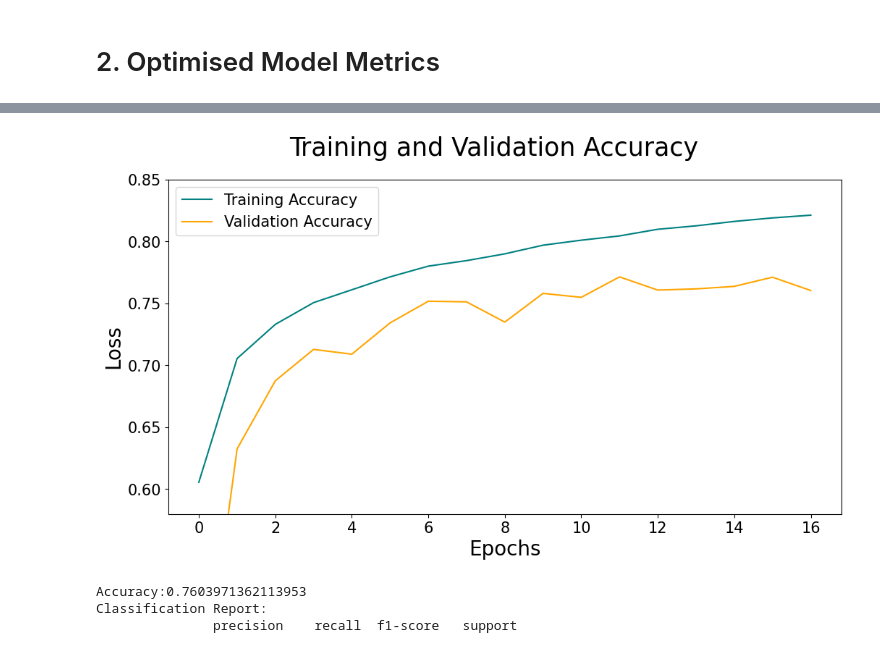
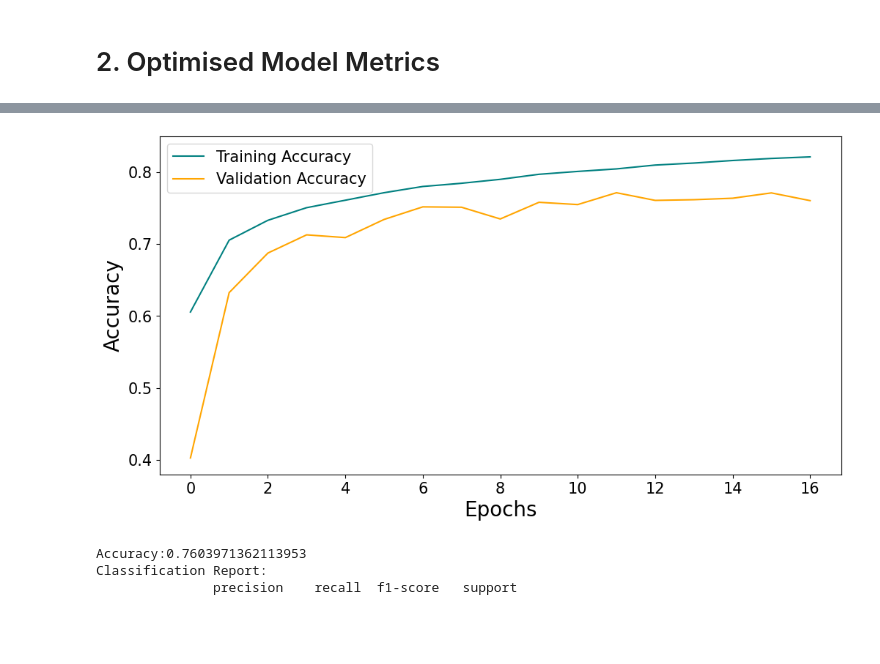
Before and after one commit to ejml1/Deep-Learning-for-Cancer-Detection, a Jupyter notebook: ValidationResults.ipynb, the cells around one changed output, grey strips where cells are left out. Saved outputs shown, nothing was run; the diff lists cells and outputs as text; code cells hidden in the pictures; blank space fills up the shorter version.

```diff
--- a/ValidationResults.ipynb
+++ b/ValidationResults.ipynb
@@ -27,18 +23,17 @@ def plot_loss(history):
     fig.set_size_inches(12, 6)
     plt.show()
 # %%
-def plot_accuracy(lower_lim, history):
+def plot_accuracy(lower_lim, upper_lim, history):
     fig = plt.figure()
     plt.plot(history['accuracy'], color='teal', label='Training Accuracy')
     plt.plot(history['val_accuracy'], color='orange', label='Validation Accuracy')
-    fig.suptitle('Training and Validation Accuracy', fontsize=25)
     plt.legend(loc="upper left", fontsize=15)
     plt.xlabel('Epochs', fontsize=20)
-    plt.ylabel('Loss', fontsize=20)
+    plt.ylabel('Accuracy', fontsize=20)
     plt.xticks(fontsize=15)
     plt.yticks(fontsize=15)
     fig.set_size_inches(12, 6)
-    plt.ylim(lower_lim, 0.85)
+    plt.ylim(lower_lim, upper_lim)
     plt.show()
 # %%
 def plot_confusion_matrix(y_true, y_pred, class_names):
@@ -47,7 +42,6 @@ def plot_confusion_matrix(y_true, y_pred, class_names):
     heatmap = sns.heatmap(conf_matrix, annot=True, fmt='d', cmap='Blues', xticklabels=class_names, yticklabels=class_names)
     plt.xlabel('Predicted Class', fontsize=20)
     plt.ylabel('True Class', fontsize=20)
-    plt.title('Confusion Matrix', fontsize=25)
     plt.xticks(fontsize=11)
     plt.yticks(fontsize=11)
 
@@ -55,6 +49,7 @@ def plot_confusion_matrix(y_true, y_pred, class_names):
     heatmap.tick_params(axis='y', which='major', pad=10)
 
     cbar = heatmap.collections[0].colorbar
+    cbar.ax.tick_params(labelsize=15)
     cbar.set_label('Number of Samples', fontsize=15, rotation=90, labelpad=10)
     cbar.ax.yaxis.set_label_position('left')
     plt.show()
@@ -72,11 +67,11 @@ def plot_normalised_confusion_matrix(conf_matrix):
     heatmap = sns.heatmap(normalised_conf_matrix, annot=True, fmt='.1f', cmap='Reds', xticklabels=class_names, yticklabels=class_names)
     plt.xlabel('Predicted Class', fontsize=20)
     plt.ylabel('True Class', fontsize=20)
-    plt.title('Normalised Confusion Matrix', fontsize=25)
     plt.xticks(fontsize=11)
     plt.yticks(fontsize=11)
 
     cbar = heatmap.collections[0].colorbar
+    cbar.ax.tick_params(labelsize=15)
     cbar.set_label('% of Samples', fontsize=15, rotation=90, labelpad=10)
     cbar.ax.yaxis.set_label_position('left')
     plt.show()
@@ -211,7 +204,7 @@ plot_loss(loaded_history)
 # %%
-plot_accuracy(0.58, loaded_history)
+plot_accuracy(0.38, 0.85, loaded_history)
 # %% [output]
-[figure, old version]
+[figure, new version]
 # %%
 reset_metrics()
 y_true, y_pred = predict(model)
```
Also changed, not shown: parts of 15 cells of this notebook, 4 other files.
